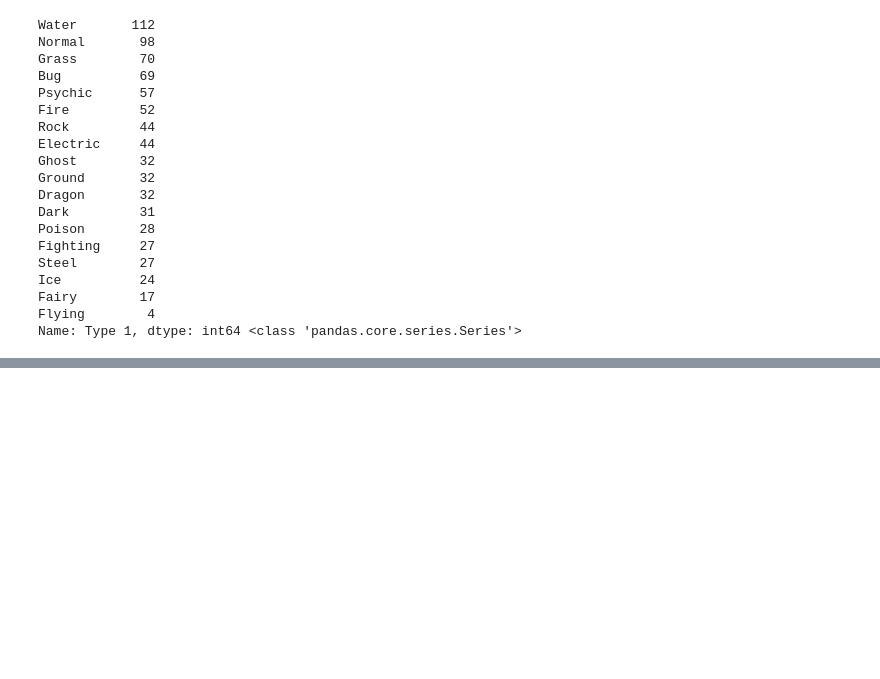
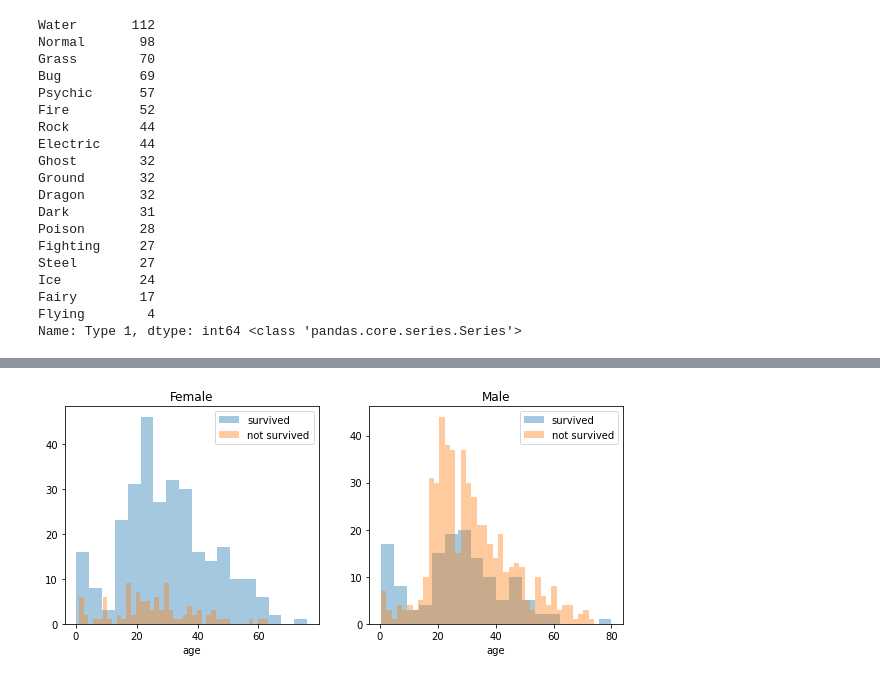
Before and after one commit to CVandermies/AI_introduction, a Jupyter notebook: Pokemon.ipynb, the cells around one changed output, grey strips where cells are left out. Cells and saved outputs as stored; diff of their text form; code cells hidden in the pictures; blank space fills up the shorter version.

```diff
--- a/Pokemon.ipynb
+++ b/Pokemon.ipynb
@@ -185,0 +229,22 @@ print("{0} sur {1} femmes ont survécu. Cela correspond à un taux de {2}%.".for
+# %%
+#9.3
+
+"""Les précédents résultats confirment le dicton. Les femmes ont survécu en écrasante majorité par rapport aux hommes. Dans le graphe circulaire ci dessus, on peut voir que la catégorie la plus sauvée est celle des 0 à 10 ans.
+
+Ci-dessous, un graphe encore plus parlant car il regroupe ces deux critères. On peut notamment y voir chez le sexe masculin que la tranche des enfants (0 à 10 ans) est la seule qui compte en moyenne plus de survivants que de morts."""
+
+survived = 'survived'
+not_survived = 'not survived'
+fig, axes = plt.subplots(nrows=1, ncols=2,figsize=(10, 4))
+women = df2[df2['sex']=='female']
+men = df2[df2['sex']=='male']
+ax = sns.distplot(women[women['survived']==1].age.dropna(), bins=18, label = survived, ax = axes[0], kde =False)
+ax = sns.distplot(women[women['survived']==0].age.dropna(), bins=40, label = not_survived, ax = axes[0], kde =False)
+ax.legend()
+ax.set_title('Female')
+ax = sns.distplot(men[men['survived']==1].age.dropna(), bins=18, label = survived, ax = axes[1], kde = False)
+ax = sns.distplot(men[men['survived']==0].age.dropna(), bins=40, label = not_survived, ax = axes[1], kde = False)
+ax.legend()
+_ = ax.set_title('Male')
+# %% [output]
+[figure, added]
```
Also changed, not shown: parts of 3 cells of this notebook.
